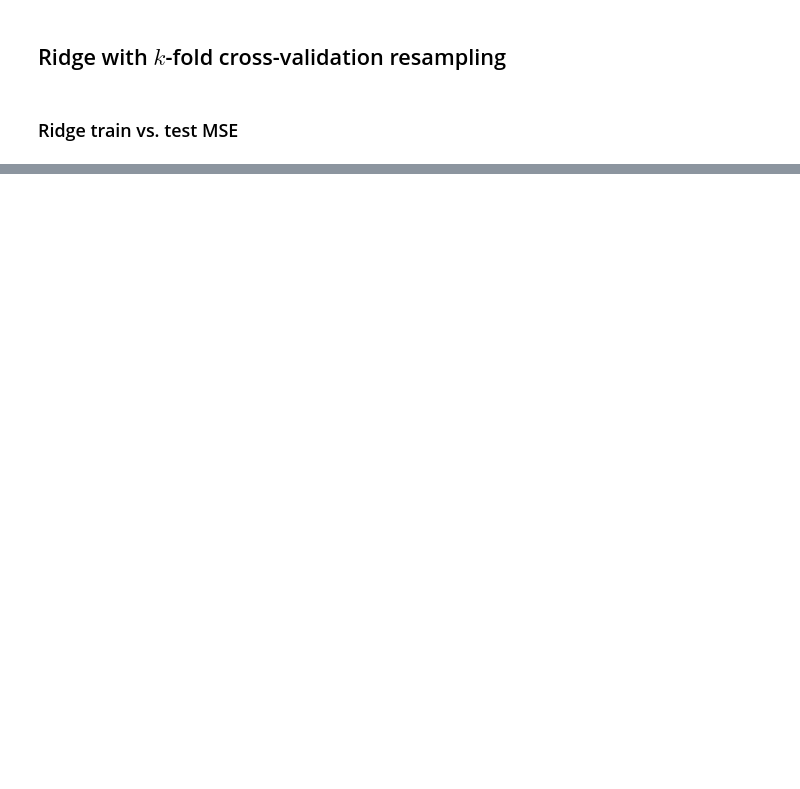
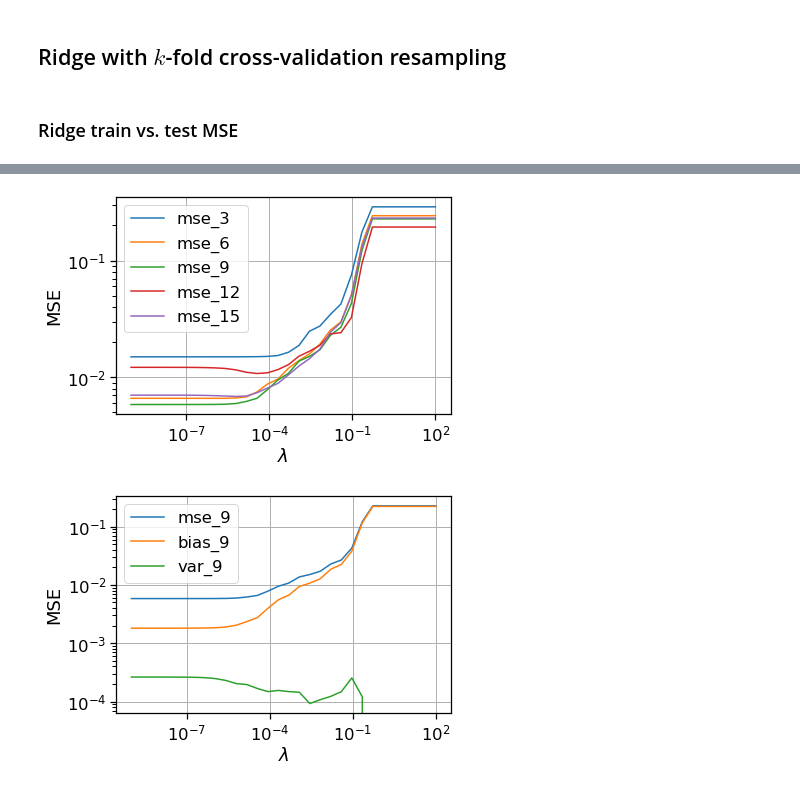
Before and after one commit to fonstelien/FYS-STK4155, a Jupyter notebook: project1/project1.ipynb, the cells around one changed output, grey strips where cells are left out. Cells and saved outputs as stored; diff of their text form; code cells hidden in the pictures; blank space fills up the shorter version.

```diff
--- a/project1/project1.ipynb
+++ b/project1/project1.ipynb
@@ -383,0 +443,24 @@ var_eps
+# %%
+#%%timeit -n1 -r1
+x, y = randmesh(sn=1000)
+X = make_design_matrix(x, y, pn=MAX_POLY_ORDER)
+z, f, var_eps = franke_sampler(x.T[0], y.T[0], noise=NOISE)
+
+lambdas = np.logspace(-9, 2, 30)
+polynomial_orders = list(range(3,MAX_POLY_ORDER+1, 3))
+#polynomial_orders = [6]
+
+test_cols = [f"mse_{pn} bias_{pn} var_{pn}" for pn in polynomial_orders]
+test_cols = " ".join(test_cols)
+test_cols = test_cols.split()
+
+lasso_bs_df = DataFrame(columns=["lambda", "train"] + test_cols)
+lasso_bs_df["lambda"] = lambdas
+
+for pn in polynomial_orders:
+    Xpn = truncate_to_poly(X, pn)
+    mse_train, mse_test, bias_test, var_test = lasso_bootstrap(Xpn, z, f, lambdas=lambdas, train_size=.7, bootstraps=5, max_iter=1E5, warm_start=True, precompute=True)
+    lasso_bs_df[f"train"] = mse_train
+    lasso_bs_df[f"mse_{pn}"] = mse_test
+    lasso_bs_df[f"bias_{pn}"] = bias_test
+    lasso_bs_df[f"var_{pn}"] = var_test
@@ -383,0 +472,17 @@ var_eps
+# %%
+
+ax = lasso_bs_df.plot(x="lambda", y=[f"mse_{pn}" for pn in polynomial_orders], logy=True, logx=True)
+ax.set_xlabel("$\lambda$")
+ax.set_ylabel("MSE")
+ax.grid(True)
+
+pn = pn
+ax = lasso_bs_df.plot(x="lambda", y=[f"mse_{pn}", f"bias_{pn}", f"var_{pn}"], logy=True, logx=True)
+ax.set_xlabel("$\lambda$")
+ax.set_ylabel("MSE")
+ax.grid(True)
+
+plt.show()
+# %% [output]
+[figure, added]
+[figure, added]
```
Also changed, not shown: parts of 24 cells of this notebook.
